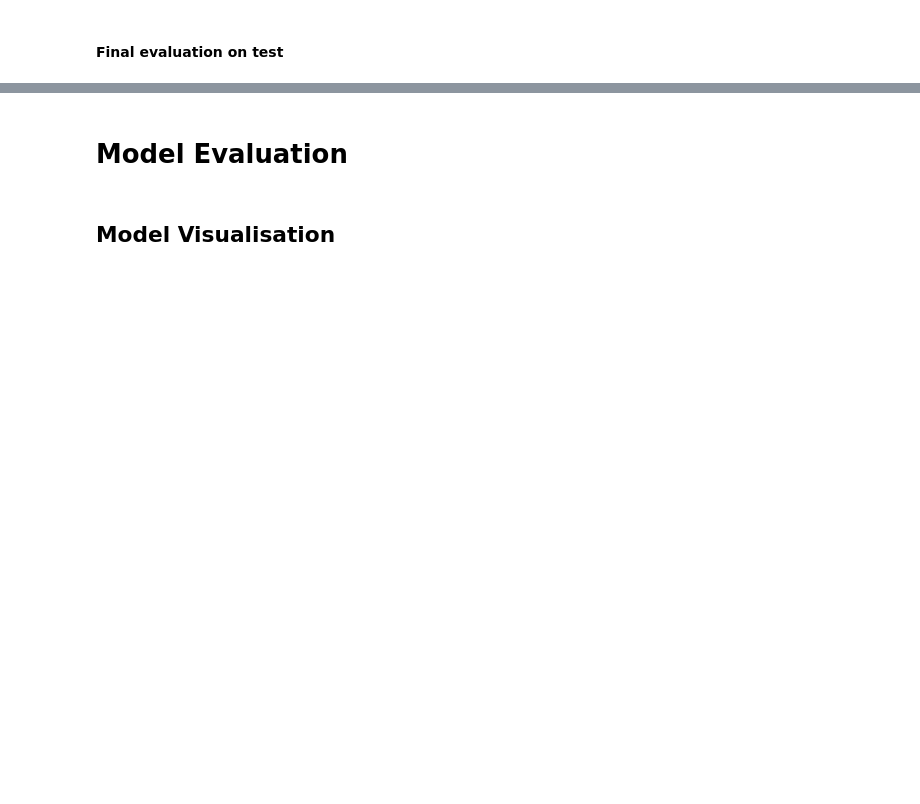
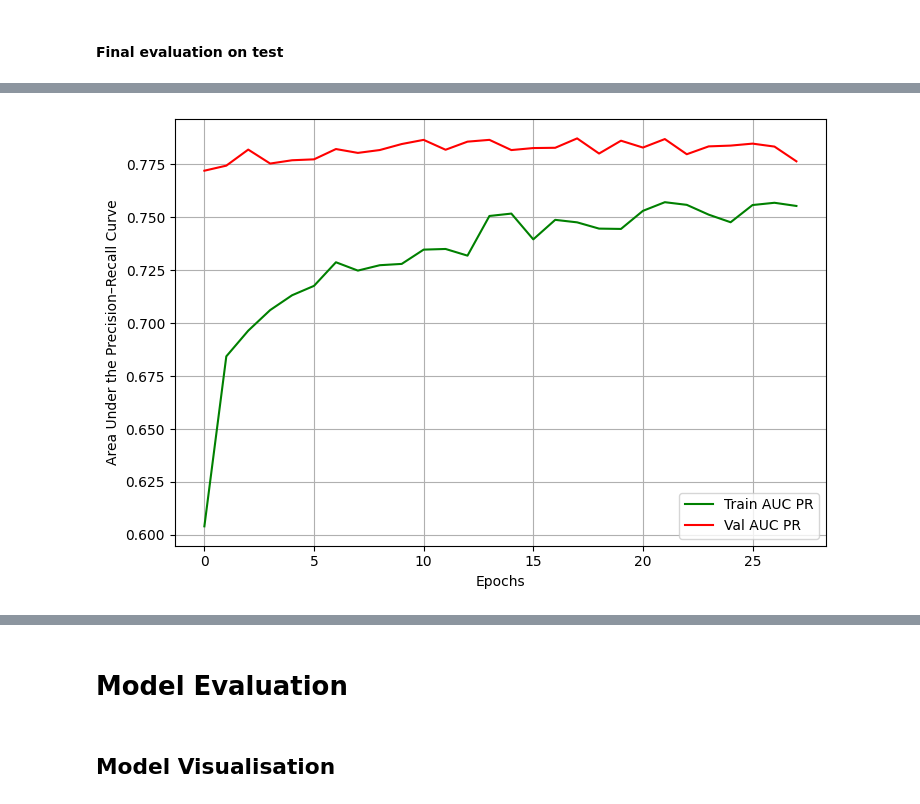
Before and after one commit to IbrahimAllMamun/flood_incidence, a Jupyter notebook: flood_incidence.ipynb, the cells around one changed output, grey strips where cells are left out. Saved outputs shown, nothing was run; the diff lists cells and outputs as text; code cells hidden in the pictures; blank space fills up the shorter version.

```diff
--- a/flood_incidence.ipynb
+++ b/flood_incidence.ipynb
@@ -589,17 +599,19 @@ plt.show()
 # %%
 plt.figure(figsize=(7.5,5))
 plt.plot(history_LSTM.history["auc_pr"], label="Train AUC PR", color='green')
 plt.plot(history_LSTM.history["val_auc_pr"], label="Val AUC PR", color='red')
-plt.set_xlabel("Epochs")
-plt.set_ylabel("Area Under the Precision–Recall Curve")
-plt.set_title("Training & Validation AUC PR")
+plt.xlabel("Epochs")
+plt.ylabel("Area Under the Precision–Recall Curve")
+# plt.title("Training & Validation AUC PR")
 plt.legend()
 plt.grid(True)
 
 plt.tight_layout()
-plt.savefig("auc_pr_lstm.pdf", format="pdf", bbox_inches="tight", dpi=600)
-plt.savefig("auc_pr_lstm.jpg", format="jpg", bbox_inches="tight", dpi=600, quality=95)
+plt.savefig("auc_pr_lstm_test.pdf", format="pdf", bbox_inches="tight", dpi=600)
+plt.savefig("auc_pr_lstm_test.jpg", format="jpg", bbox_inches="tight", dpi=600)
 plt.show()
+# %% [output]
+[figure, added]
 # %%
 # Required imports
 import numpy as np
```
Also changed, not shown: parts of 25 cells of this notebook.
